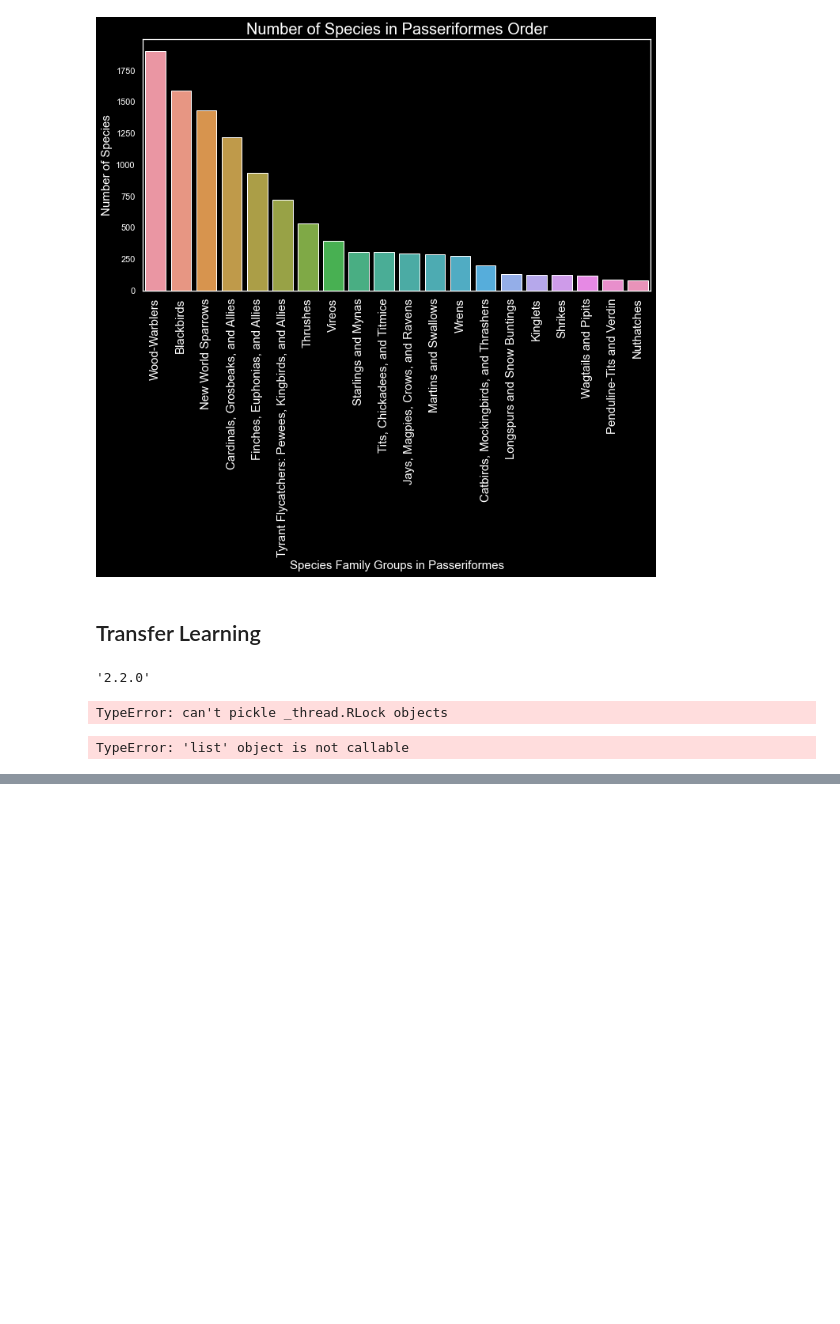
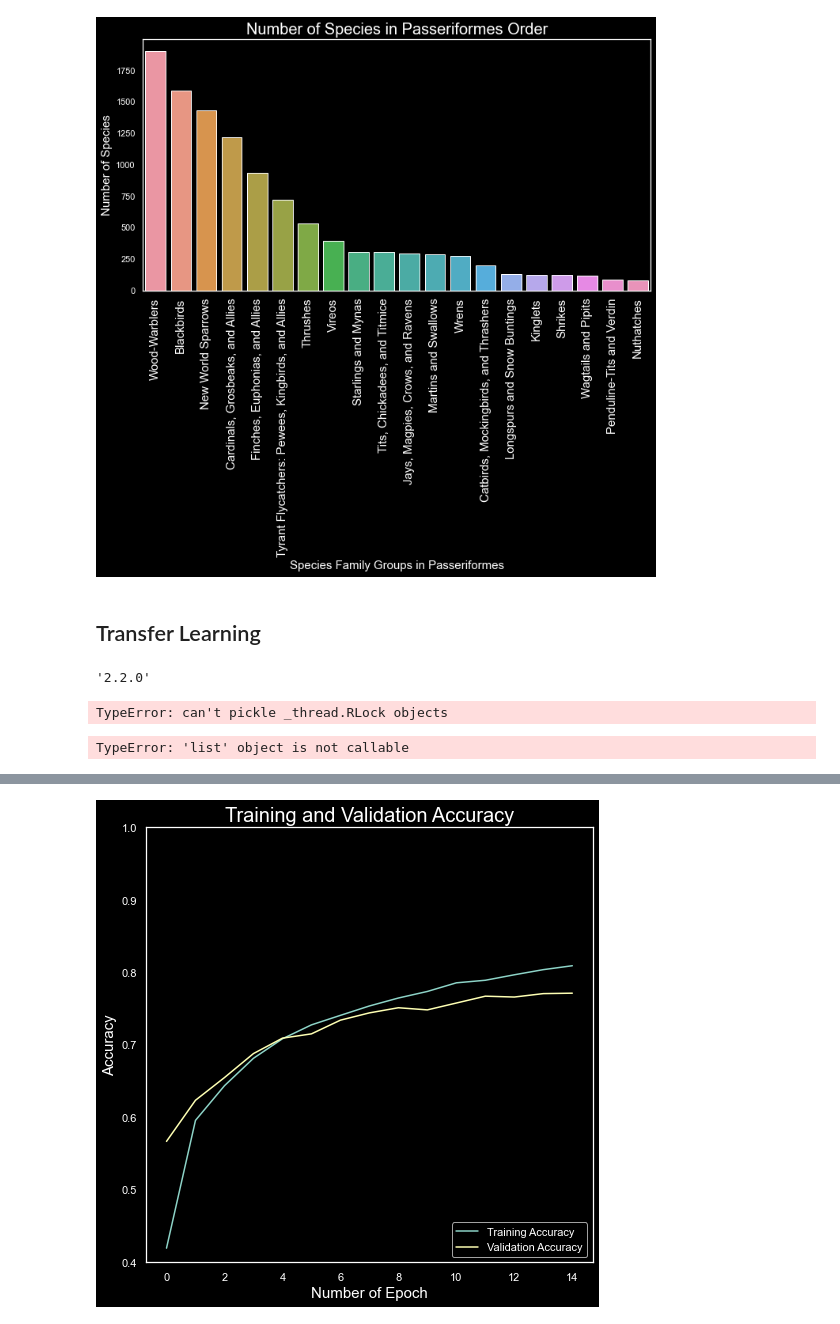
Before and after one commit to cwong690/Birdex, a Jupyter notebook: species_model.ipynb, the cells around one changed output, grey strips where cells are left out. Drawn from its saved outputs; the diff is of its cells as text; code cells hidden in the pictures; blank space fills up the shorter version.

Commit message:
add xception acc and loss graphs

```diff
--- a/species_model.ipynb
+++ b/species_model.ipynb
@@ -485,0 +488,2 @@ except:
+# %%
+acc_loss = pd.read_csv('data/accuracy.csv', index_col=0)
@@ -485,0 +529,19 @@ except:
+# %%
+acc = acc_loss['accuracy']
+val_acc = acc_loss['val_accuracy']
+
+loss = acc_loss['loss']
+val_loss = acc_loss['val_loss']
+# %%
+fig, ax = plt.subplots(figsize=(8, 8))
+ax.plot(acc, label='Training Accuracy')
+ax.plot(val_acc, label='Validation Accuracy')
+ax.legend(loc='lower right')
+ax.set_ylabel('Accuracy', fontsize=15)
+ax.set_xlabel('Number of Epoch', fontsize=15)
+ax.set_ylim([min(plt.ylim()),1])
+ax.grid(False)
+plt.title('Training and Validation Accuracy', fontsize=20)
+plt.savefig('graphs/xception_acc.png')
+# %% [output]
+[figure, added]
```
Also changed, not shown: parts of 4 cells of this notebook, 2 other files.
